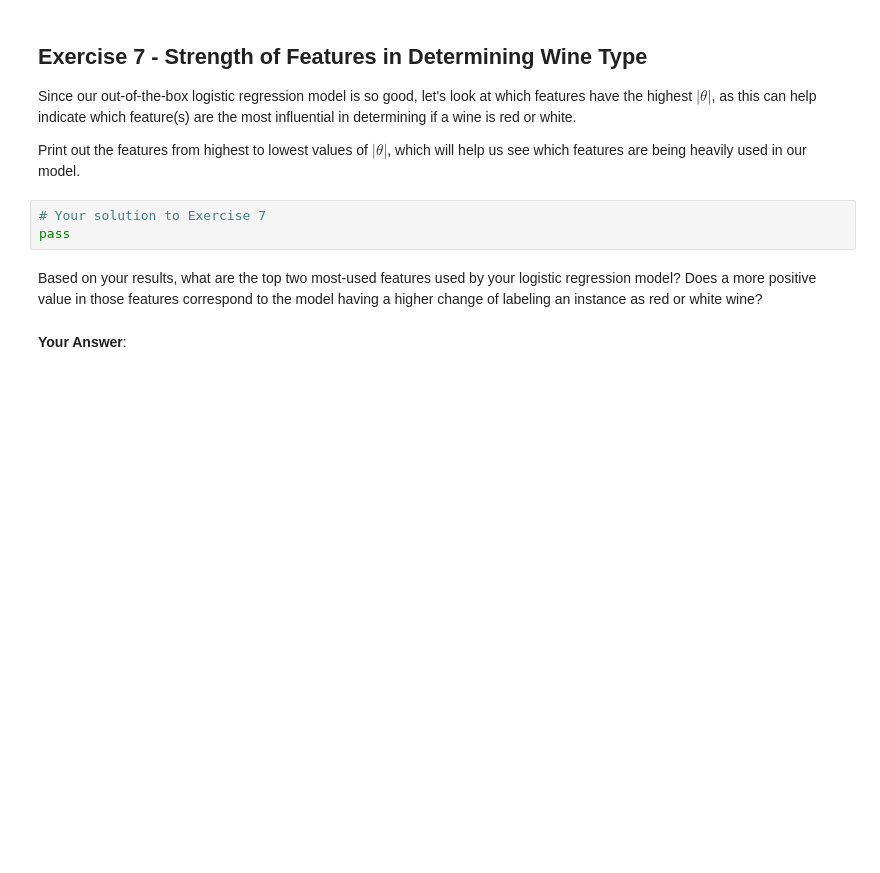
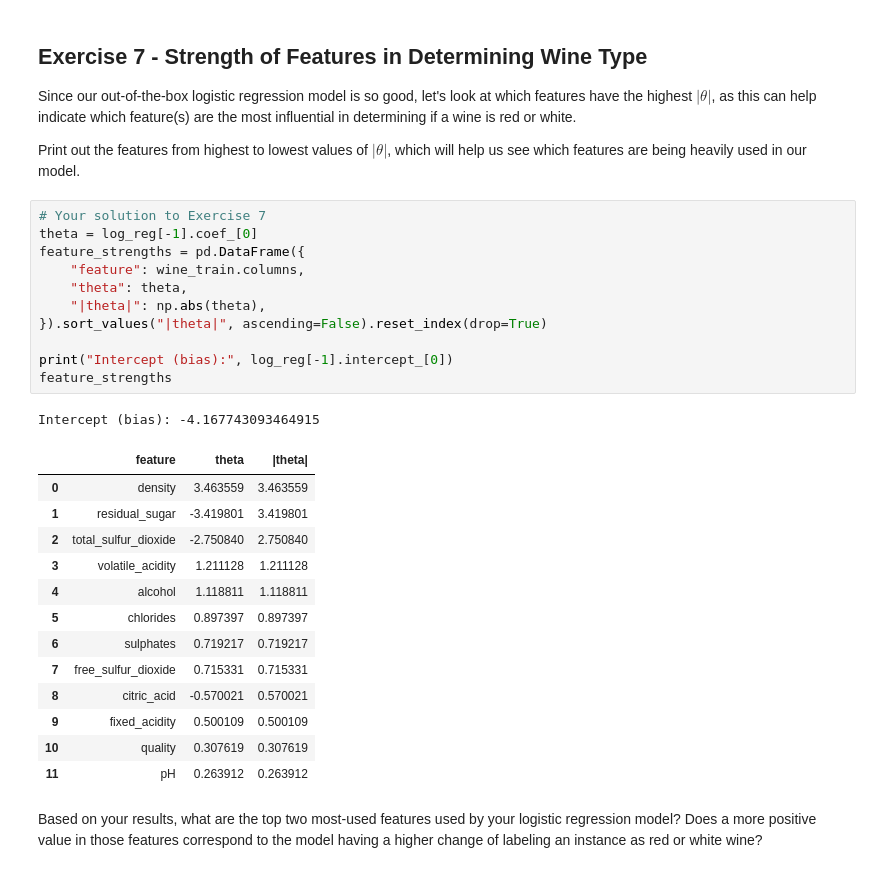
Before and after one commit to JonathanA214/Study_guide, a Jupyter notebook: Copy_of_CPSC483_HW2_wine_quality.ipynb, the cells around one changed output. Saved outputs shown, nothing was run; the diff lists cells and outputs as text; blank space fills up the shorter version.

```diff
--- a/Copy_of_CPSC483_HW2_wine_quality.ipynb
+++ b/Copy_of_CPSC483_HW2_wine_quality.ipynb
@@ -524,10 +566,31 @@ The curve will display the AUROC value (shortened to AUC here). Write down your
 Since our out-of-the-box logistic regression model is so good, let's look at which features have the highest $|\theta|$, as this can help indicate which feature(s) are the most influential in determining if a wine is red or white.
 
 Print out the features from highest to lowest values of $|\theta|$, which will help us see which features are being heavily used in our model.
-# %%
-# Your solution to Exercise 7
-pass
+# %%
+# Your solution to Exercise 7
+theta = log_reg[-1].coef_[0]
+feature_strengths = pd.DataFrame({
+    "feature": wine_train.columns,
+    "theta": theta,
+    "|theta|": np.abs(theta),
+}).sort_values("|theta|", ascending=False).reset_index(drop=True)
+
+print("Intercept (bias):", log_reg[-1].intercept_[0])
+feature_strengths
+# %% [output]
+Intercept (bias): -4.167743093464915
+|  | feature | theta | |theta| |
+| 0 | density | 3.463559 | 3.463559 |
+| 1 | residual_sugar | -3.419801 | 3.419801 |
+| 2 | total_sulfur_dioxide | -2.750840 | 2.750840 |
+| 3 | volatile_acidity | 1.211128 | 1.211128 |
+| 4 | alcohol | 1.118811 | 1.118811 |
+| 5 | chlorides | 0.897397 | 0.897397 |
+| 6 | sulphates | 0.719217 | 0.719217 |
+| 7 | free_sulfur_dioxide | 0.715331 | 0.715331 |
+| 8 | citric_acid | -0.570021 | 0.570021 |
+| 9 | fixed_acidity | 0.500109 | 0.500109 |
+| 10 | quality | 0.307619 | 0.307619 |
+| 11 | pH | 0.263912 | 0.263912 |
 # %% [markdown]
 Based on your results, what are the top two most-used features used by your logistic regression model? Does a more positive value in those features correspond to the model having a higher change of labeling an instance as red or white wine?
-# %% [markdown]
-**Your Answer**:
```
Also changed, not shown: parts of 20 cells of this notebook.
